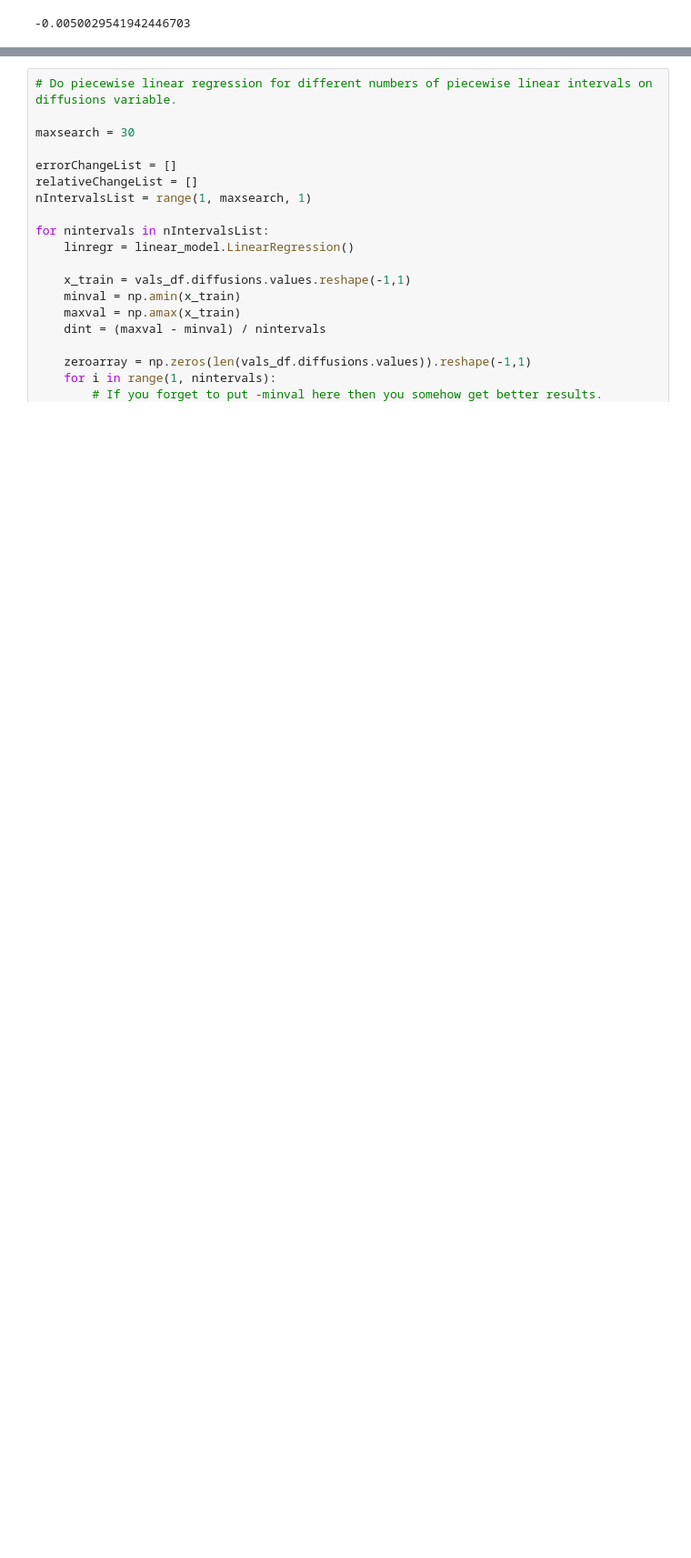
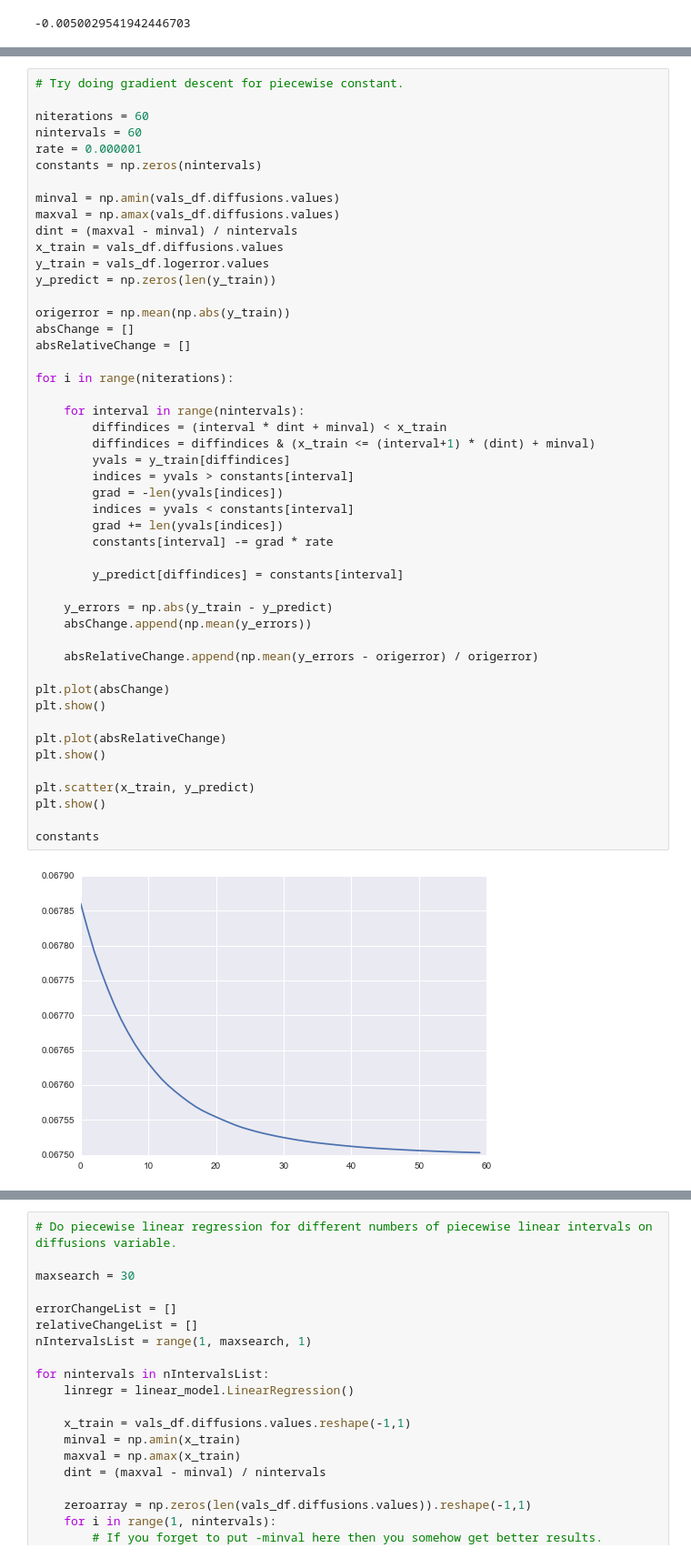
Before and after one commit to MatthewMcGonagle/KaggleZillow, a Jupyter notebook: AnisotropicDiffusionYearBuilt.ipynb, the cells around one changed output, grey strips where cells are left out. Shown: that part at 91% size. Cells and saved outputs as stored; diff of their text form; blank space fills up the shorter version.

```diff
--- a/AnisotropicDiffusionYearBuilt.ipynb
+++ b/AnisotropicDiffusionYearBuilt.ipynb
@@ -408,0 +539,50 @@ np.amin(absRelativeChange)
+# %%
+# Try doing gradient descent for piecewise constant.
+
+niterations = 60
+nintervals = 60
+rate = 0.000001
+constants = np.zeros(nintervals)
+
+minval = np.amin(vals_df.diffusions.values)
+maxval = np.amax(vals_df.diffusions.values)
+dint = (maxval - minval) / nintervals
+x_train = vals_df.diffusions.values
+y_train = vals_df.logerror.values
+y_predict = np.zeros(len(y_train))
+
+origerror = np.mean(np.abs(y_train))
+absChange = []
+absRelativeChange = []
+
+for i in range(niterations):
+
+    for interval in range(nintervals):
+        diffindices = (interval * dint + minval) < x_train
+        diffindices = diffindices & (x_train <= (interval+1) * (dint) + minval)
+        yvals = y_train[diffindices]
+        indices = yvals > constants[interval]
+        grad = -len(yvals[indices])
+        indices = yvals < constants[interval]
+        grad += len(yvals[indices])
+        constants[interval] -= grad * rate
+
+        y_predict[diffindices] = constants[interval]
+
+    y_errors = np.abs(y_train - y_predict)
+    absChange.append(np.mean(y_errors))
+
+    absRelativeChange.append(np.mean(y_errors - origerror) / origerror)
+
+plt.plot(absChange)
+plt.show()
+
+plt.plot(absRelativeChange)
+plt.show()
+
+plt.scatter(x_train, y_predict)
+plt.show()
+
+constants
+# %% [output]
+[figure, added]
```
Also changed, not shown: parts of 4 cells of this notebook.
